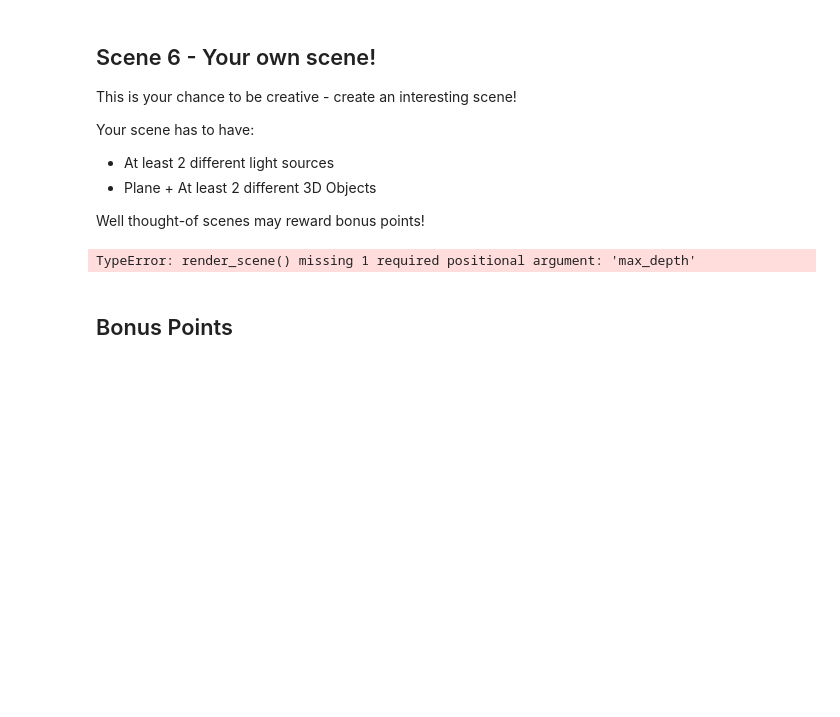
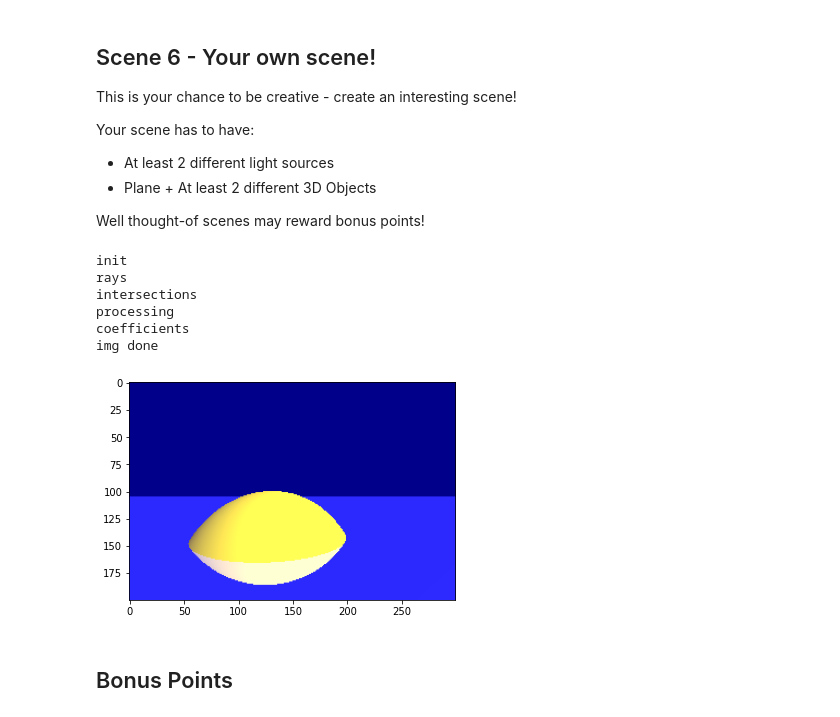
Before and after one commit to liavt/graphics-hw, a Jupyter notebook: Exercise 3/Exercise_3_Ray_Tracing.ipynb, the cells around one changed output. Drawn from its saved outputs; the diff is of its cells as text; code cells hidden in the pictures; blank space fills up the shorter version.

```diff
--- a/Exercise 3/Exercise_3_Ray_Tracing.ipynb
+++ b/Exercise 3/Exercise_3_Ray_Tracing.ipynb
@@ -241,16 +266,40 @@ Your scene has to have:
 - Plane + At least 2 different 3D Objects
 
 Well thought-of scenes may reward bonus points!
-# %%
-from hw3 import *
-
-camera, lights, objects = your_own_scene()
-
-im = render_scene(camera, lights, objects, (300, 200), 3)
-plt.imshow(im)
-plt.imsave('scene6.png', im)
-# %% [output]
-TypeError: render_scene() missing 1 required positional argument: 'max_depth'
+# %%
+from hw3 import *
+
+water = Plane([0,1,0], [0,-1,0])
+water.set_material([0, 0, 0.3], [0.3, 0.3, 1], [1, 1, 1], 5, 0.8)
+ground = Plane([0,1,0], [0,-1.8,0])
+ground.set_material([0.2,0.2,0.2], [0.6, 0.3, 0.3], [0,0,0], 0, 0)
+sky = Plane([0,0,1], [0,0,-30])
+sky.set_material([0,0,0], [0, 0, 1], [0, 0, 0], 0, 0)
+
+island = Sphere([-0.5, -2, -3],2)
+island.set_material([1, 1, 1], [1, 1, 0], [0.3, 0.3, 0.3], 0, 0)
+
+objects = [ground, sky, water, island]
+
+sun = DirectionalLight(intensity= np.array([1, 0.95, 0.95]),direction=np.array([1,1,1]))
+
+lights = [sun]
+
+ambient = np.array([0.1,0.05,0.05])
+
+camera = np.array([0,0,1])
+
+im = render_scene(camera, ambient, lights, objects, (300, 200), 3)
+plt.imshow(im)
+plt.imsave('scene6.png', im)
+# %% [output]
+init
+rays
+intersections
+processing
+coefficients
+img done
+[figure, added]
 # %% [markdown]
 ## Bonus Points
 # %% [markdown]
```
Also changed, not shown: parts of 9 cells of this notebook, 2 other files.
